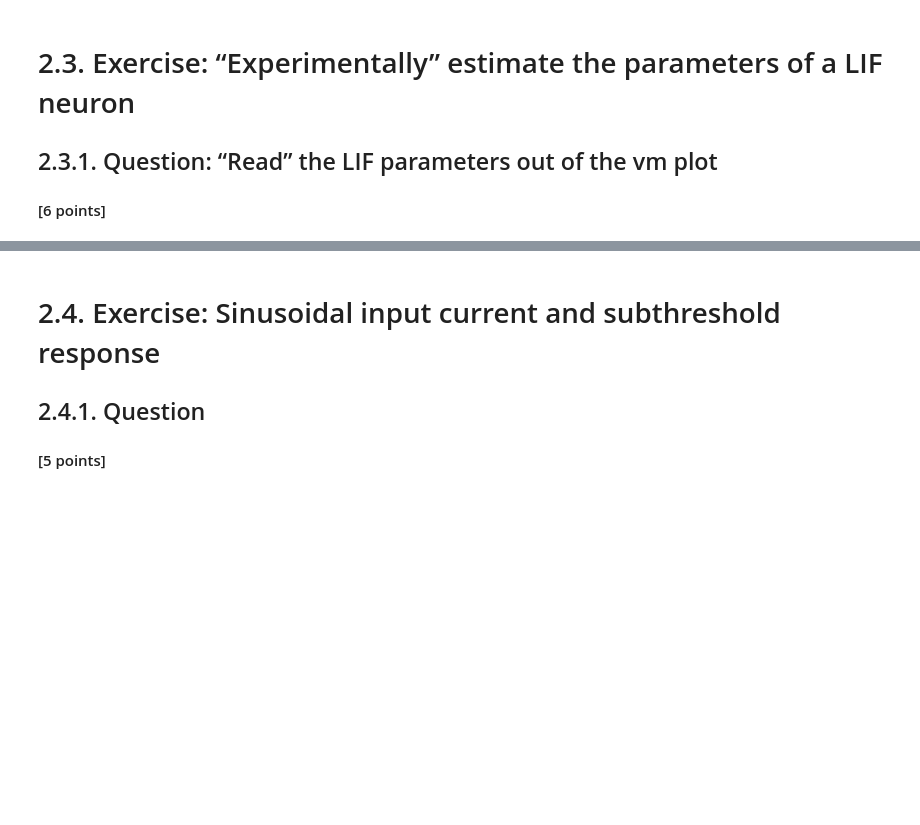
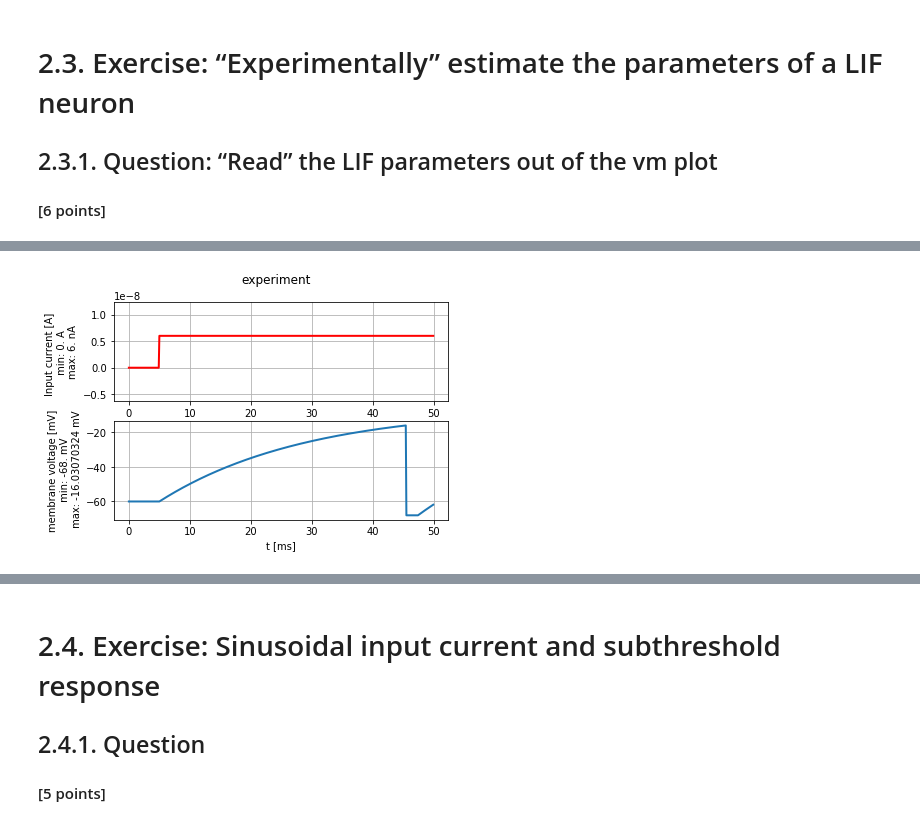
Before and after one commit to Shrecki/BioModNN, a Jupyter notebook: Ex2_Fabrice_Guibert_000.ipynb, the cells around one changed output, grey strips where cells are left out. Cells and saved outputs as stored; diff of their text form; code cells hidden in the pictures; blank space fills up the shorter version.

```diff
--- a/Ex2_Fabrice_Guibert_000.ipynb
+++ b/Ex2_Fabrice_Guibert_000.ipynb
@@ -239,0 +264,4 @@ plot_tools.plot_voltage_and_current_traces(state_monitor, test_current, title="e
+# %%
+randomSimulation(5,100,6)
+# %% [output]
+[figure, added]
```
Also changed, not shown: parts of 15 cells of this notebook.
